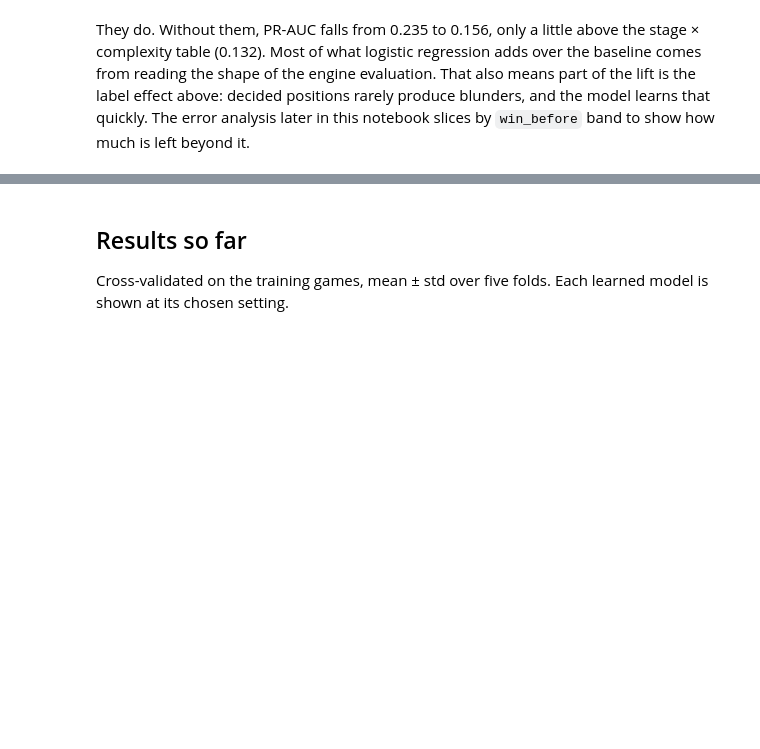
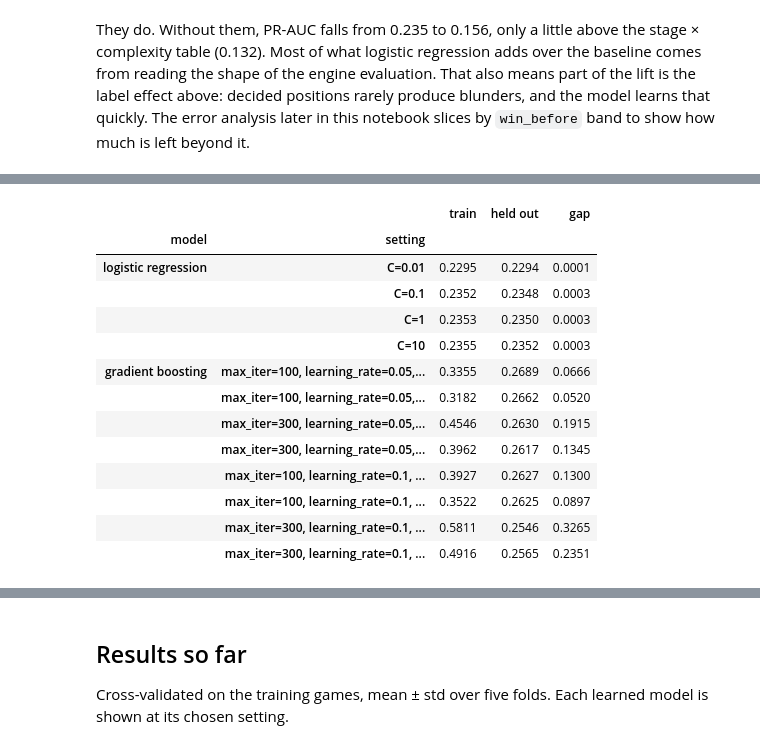
Before and after one commit to patrick-oreilly/chess-blunder-risk, a Jupyter notebook: notebooks/04_model_comparison.ipynb, the cells around one changed output, grey strips where cells are left out. Saved outputs shown, nothing was run; the diff lists cells and outputs as text; code cells hidden in the pictures; blank space fills up the shorter version.

```diff
--- a/notebooks/04_model_comparison.ipynb
+++ b/notebooks/04_model_comparison.ipynb
@@ -147,0 +190,29 @@ analysis later in this notebook slices by `win_before` band to show how much is
+# %%
+pd.set_option('display.max_colwidth', None)
+
+def label(results: pd.DataFrame, keys) -> pd.Series:
+    """A readable name for each setting, such as 'max_iter=300, learning_rate=0.1'."""
+    return results[list(keys)].apply(lambda r: ', '.join(f'{k}={r[k]:g}' for k in keys), axis=1)
+
+fit_gap = pd.concat([
+    lr.results.assign(model='logistic regression', setting=label(lr.results, ['C'])),
+    gb.results.assign(model='gradient boosting', setting=label(gb.results, gb_grid)),
+]).set_index(['model', 'setting'])[['mean train_pr_auc', 'mean pr_auc']]
+fit_gap.columns = ['train', 'held out']
+fit_gap['gap'] = fit_gap['train'] - fit_gap['held out']
+fit_gap.round(4)
+# %% [output]
+|  |  | train | held out | gap |
+| model | setting |  |  |  |
+| logistic regression | C=0.01 | 0.2295 | 0.2294 | 0.0001 |
+|  | C=0.1 | 0.2352 | 0.2348 | 0.0003 |
+|  | C=1 | 0.2353 | 0.2350 | 0.0003 |
+|  | C=10 | 0.2355 | 0.2352 | 0.0003 |
+| gradient boosting | max_iter=100, learning_rate=0.05,... | 0.3355 | 0.2689 | 0.0666 |
+|  | max_iter=100, learning_rate=0.05,... | 0.3182 | 0.2662 | 0.0520 |
+|  | max_iter=300, learning_rate=0.05,... | 0.4546 | 0.2630 | 0.1915 |
+|  | max_iter=300, learning_rate=0.05,... | 0.3962 | 0.2617 | 0.1345 |
+|  | max_iter=100, learning_rate=0.1, ... | 0.3927 | 0.2627 | 0.1300 |
+|  | max_iter=100, learning_rate=0.1, ... | 0.3522 | 0.2625 | 0.0897 |
+|  | max_iter=300, learning_rate=0.1, ... | 0.5811 | 0.2546 | 0.3265 |
+|  | max_iter=300, learning_rate=0.1, ... | 0.4916 | 0.2565 | 0.2351 |
```
Also changed, not shown: parts of 13 cells of this notebook, 2 other files.
